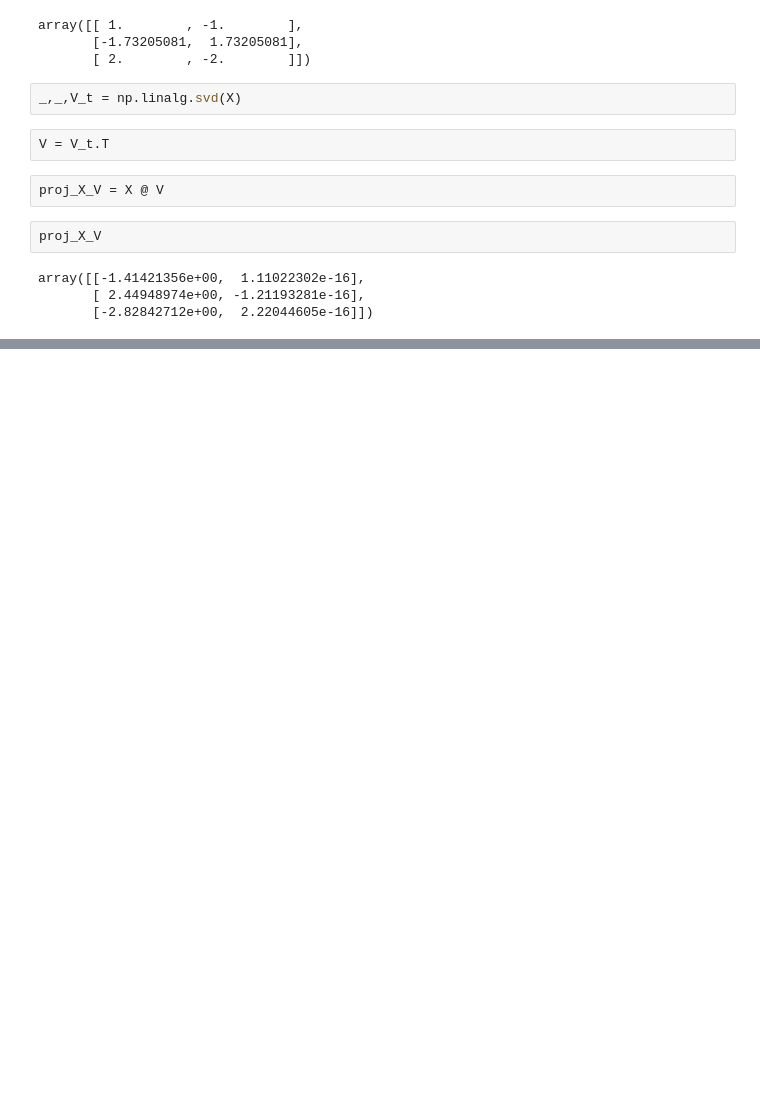
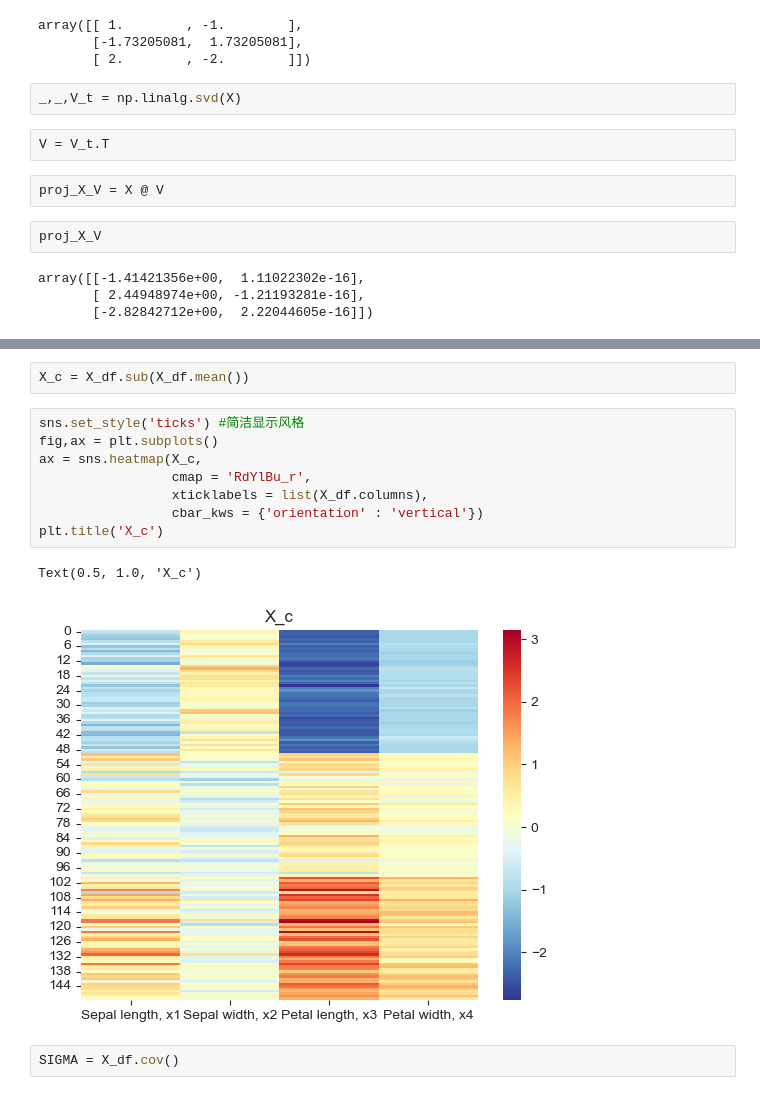
Before and after one commit to Arch-jyh/iris_books, a Jupyter notebook: book4/24.ipynb, the cells around one changed output, grey strips where cells are left out. Cells and saved outputs as stored; diff of their text form; blank space fills up the shorter version.

```diff
--- a/book4/24.ipynb
+++ b/book4/24.ipynb
@@ -24,0 +93,15 @@ array([[-1.41421356e+00,  1.11022302e-16],
+# %%
+X_c = X_df.sub(X_df.mean())
+# %%
+sns.set_style('ticks') #简洁显示风格
+fig,ax = plt.subplots()
+ax = sns.heatmap(X_c,
+                 cmap = 'RdYlBu_r',
+                 xticklabels = list(X_df.columns),
+                 cbar_kws = {'orientation' : 'vertical'})
+plt.title('X_c')
+# %% [output]
+Text(0.5, 1.0, 'X_c')
+[figure, added]
+# %%
+SIGMA = X_df.cov()
```
Also changed, not shown: parts of 35 cells of this notebook.
